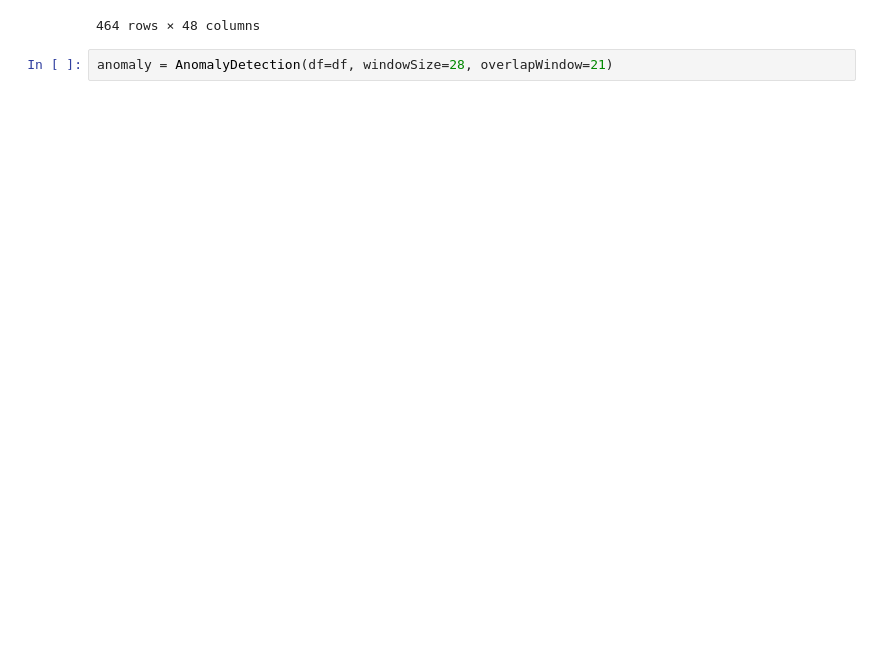
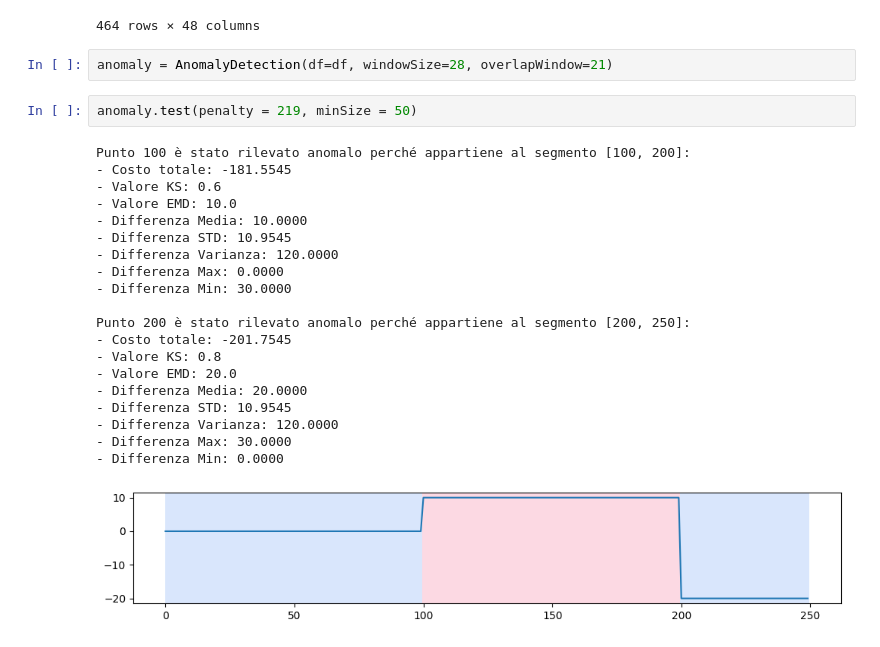
Before and after one commit to daniele-boerio/tesi, a Jupyter notebook: anomaly/TEST_ChangeDetection.ipynb, the cells around one changed output. Saved outputs shown, nothing was run; the diff lists cells and outputs as text; blank space fills up the shorter version.

```diff
--- a/anomaly/TEST_ChangeDetection.ipynb
+++ b/anomaly/TEST_ChangeDetection.ipynb
@@ -135,3 +135,26 @@ df.sort_values(by='date_end', ignore_index=True)
 464 rows × 48 columns
 # %%
 anomaly = AnomalyDetection(df=df, windowSize=28, overlapWindow=21)
+# %%
+anomaly.test(penalty = 219, minSize = 50)
+# %% [output]
+Punto 100 è stato rilevato anomalo perché appartiene al segmento [100, 200]:
+- Costo totale: -181.5545
+- Valore KS: 0.6
+- Valore EMD: 10.0
+- Differenza Media: 10.0000
+- Differenza STD: 10.9545
+- Differenza Varianza: 120.0000
+- Differenza Max: 0.0000
+- Differenza Min: 30.0000
+
+Punto 200 è stato rilevato anomalo perché appartiene al segmento [200, 250]:
+- Costo totale: -201.7545
+- Valore KS: 0.8
+- Valore EMD: 20.0
+- Differenza Media: 20.0000
+- Differenza STD: 10.9545
+- Differenza Varianza: 120.0000
+- Differenza Max: 30.0000
+- Differenza Min: 0.0000
+[figure, added]
```
Also changed, not shown: parts of 10 cells of this notebook, 1 other file.
